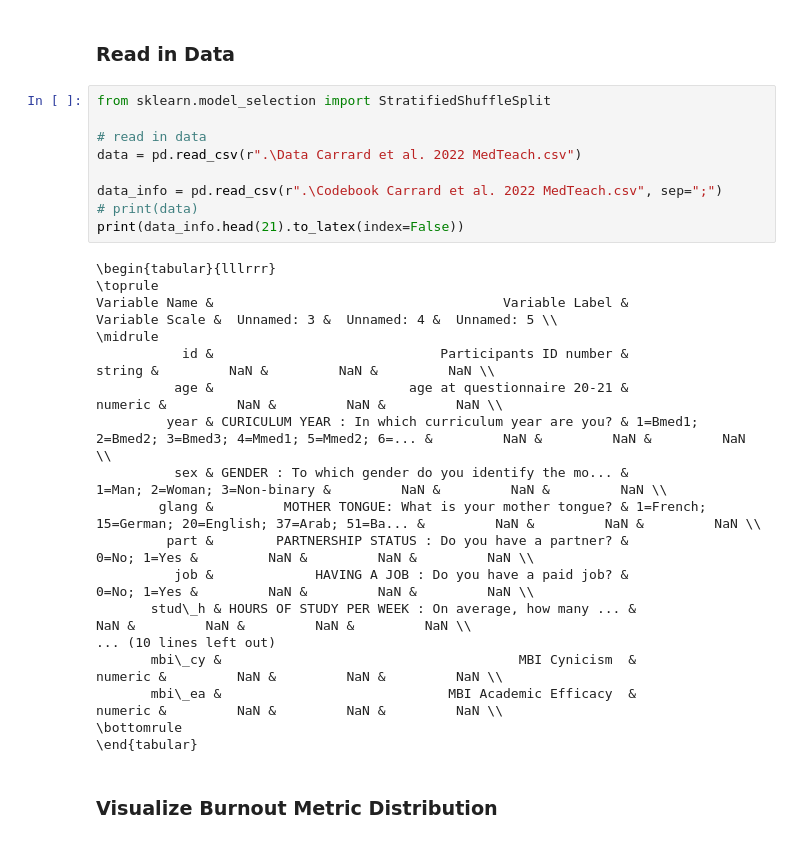
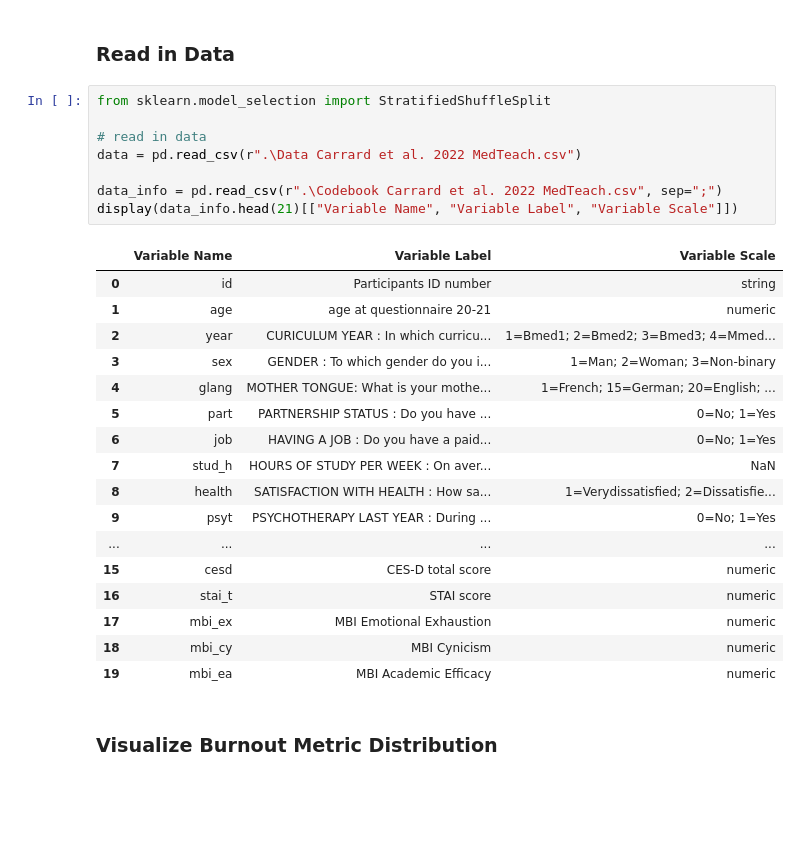
Before and after one commit to OrionSehn-personal/BurnoutPrediction, a Jupyter notebook: Burnout_Analysis.ipynb, the cells around one changed output. Cells and saved outputs as stored; diff of their text form; blank space fills up the shorter version.

```diff
--- a/Burnout_Analysis.ipynb
+++ b/Burnout_Analysis.ipynb
@@ -7,30 +7,29 @@ import pandas as pd
 # %%
 from sklearn.model_selection import StratifiedShuffleSplit
 
 # read in data
 data = pd.read_csv(r".\Data Carrard et al. 2022 MedTeach.csv")
 
 data_info = pd.read_csv(r".\Codebook Carrard et al. 2022 MedTeach.csv", sep=";")
-# print(data)
-print(data_info.head(21).to_latex(index=False))
+display(data_info.head(21)[["Variable Name", "Variable Label", "Variable Scale"]])
 # %% [output]
-\begin{tabular}{lllrrr}
-\toprule
-Variable Name &                                     Variable Label &                                     Variable Scale &  Unnamed: 3 &  Unnamed: 4 &  Unnamed: 5 \\
-\midrule
-           id &                             Participants ID number &                                             string &         NaN &         NaN &         NaN \\
-          age &                         age at questionnaire 20-21 &                                            numeric &         NaN &         NaN &         NaN \\
-         year & CURICULUM YEAR : In which curriculum year are you? & 1=Bmed1; 2=Bmed2; 3=Bmed3; 4=Mmed1; 5=Mmed2; 6=... &         NaN &         NaN &         NaN \\
-          sex & GENDER : To which gender do you identify the mo... &                       1=Man; 2=Woman; 3=Non-binary &         NaN &         NaN &         NaN \\
-        glang &         MOTHER TONGUE: What is your mother tongue? & 1=French; 15=German; 20=English; 37=Arab; 51=Ba... &         NaN &         NaN &         NaN \\
-         part &        PARTNERSHIP STATUS : Do you have a partner? &                                        0=No; 1=Yes &         NaN &         NaN &         NaN \\
-          job &             HAVING A JOB : Do you have a paid job? &                                        0=No; 1=Yes &         NaN &         NaN &         NaN \\
-       stud\_h & HOURS OF STUDY PER WEEK : On average, how many ... &                                                NaN &         NaN &         NaN &         NaN \\
-... (10 lines left out)
-       mbi\_cy &                                      MBI Cynicism  &                                            numeric &         NaN &         NaN &         NaN \\
-       mbi\_ea &                             MBI Academic Efficacy  &                                            numeric &         NaN &         NaN &         NaN \\
-\bottomrule
-\end{tabular}
+|  | Variable Name | Variable Label | Variable Scale |
+| 0 | id | Participants ID number | string |
+| 1 | age | age at questionnaire 20-21 | numeric |
+| 2 | year | CURICULUM YEAR : In which curricu... | 1=Bmed1; 2=Bmed2; 3=Bmed3; 4=Mmed... |
+| 3 | sex | GENDER : To which gender do you i... | 1=Man; 2=Woman; 3=Non-binary |
+| 4 | glang | MOTHER TONGUE: What is your mothe... | 1=French; 15=German; 20=English; ... |
+| 5 | part | PARTNERSHIP STATUS : Do you have ... | 0=No; 1=Yes |
+| 6 | job | HAVING A JOB : Do you have a paid... | 0=No; 1=Yes |
+| 7 | stud_h | HOURS OF STUDY PER WEEK : On aver... | NaN |
+| 8 | health | SATISFACTION WITH HEALTH : How sa... | 1=Verydissatisfied; 2=Dissatisfie... |
+| 9 | psyt | PSYCHOTHERAPY LAST YEAR : During ... | 0=No; 1=Yes |
+| ... | ... | ... | ... |
+| 15 | cesd | CES-D total score | numeric |
+| 16 | stai_t | STAI score | numeric |
+| 17 | mbi_ex | MBI Emotional Exhaustion | numeric |
+| 18 | mbi_cy | MBI Cynicism | numeric |
+| 19 | mbi_ea | MBI Academic Efficacy | numeric |
 # %% [markdown]
 ### Visualize Burnout Metric Distribution
 # %%
```
Also changed, not shown: parts of 5 cells of this notebook.
